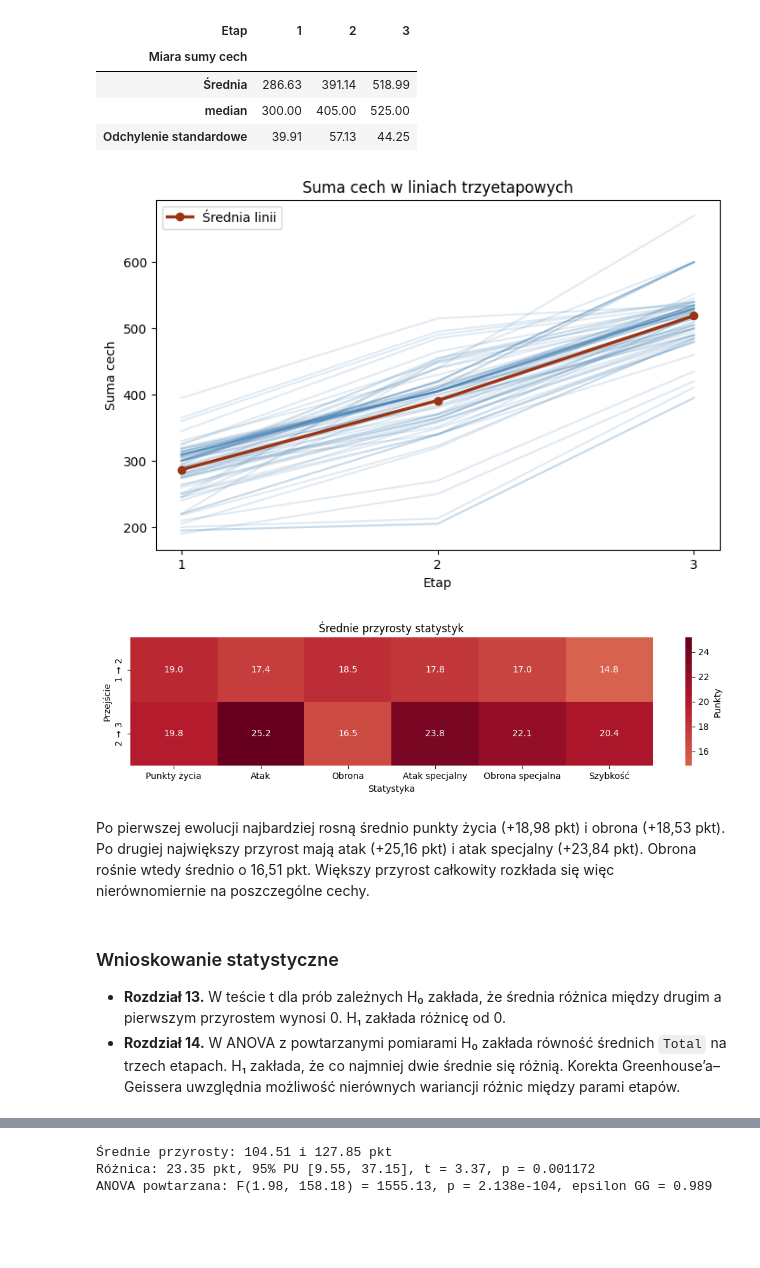
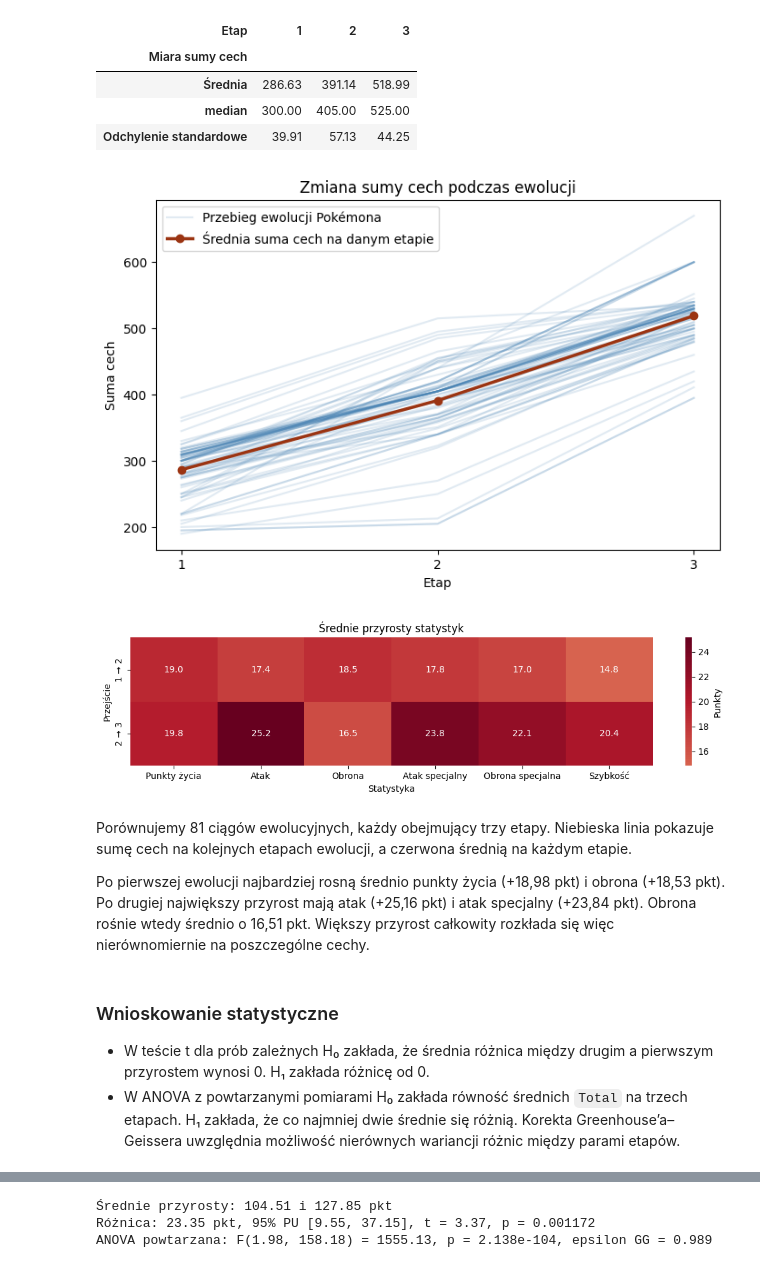
Before and after one commit to Kubix-commits/Wizualizacja-Danych, a Jupyter notebook: Projekt - wizualizacja/Wnioskowanie statystyczne.ipynb, the cells around one changed output, grey strips where cells are left out. Saved outputs shown, nothing was run; the diff lists cells and outputs as text; code cells hidden in the pictures; blank space fills up the shorter version.

```diff
--- a/Projekt - wizualizacja/Wnioskowanie statystyczne.ipynb
+++ b/Projekt - wizualizacja/Wnioskowanie statystyczne.ipynb
@@ -700,33 +804,36 @@ Liczba linii: 81
 | Odchylenie standardowe | 39.91 | 57.13 | 44.25 |
 # %%
 fig, ax = plt.subplots(figsize=(8, 5))
-ax.plot(total_etapy.columns, total_etapy.to_numpy().T, color="steelblue", alpha=.16)
+linie_na_wykresie = ax.plot(total_etapy.columns, total_etapy.to_numpy().T, color="steelblue", alpha=.16)
+linie_na_wykresie[0].set_label("Przebieg ewolucji Pokémona")
 ax.plot(total_etapy.columns, total_etapy.mean(), "o-", color="#9b3412",
-        linewidth=2.5, label="Średnia linii")
+        linewidth=2.5, label="Średnia suma cech na danym etapie")
 ax.set(xticks=[1, 2, 3], xlabel="Etap", ylabel="Suma cech",
-       title="Suma cech w liniach trzyetapowych")
+       title="Zmiana sumy cech podczas ewolucji")
 ax.legend()
 plt.show()
 
 srednie_przyrosty = (
     ewolucje.sort_values(["Linia", "Etap"])
     .groupby("Linia")[cechy].diff()
     .groupby(ewolucje["Etap"]).mean().dropna(how="all")
     .rename(index={2: "1 → 2", 3: "2 → 3"}, columns=nazwy_cech)
 )
 fig, ax = plt.subplots(figsize=(11, 3))
 sns.heatmap(srednie_przyrosty, annot=True, fmt=".1f", cmap="RdBu_r",
             center=0, cbar_kws={"label": "Punkty"}, ax=ax)
 ax.set(xlabel="Statystyka", ylabel="Przejście", title="Średnie przyrosty statystyk")
 plt.tight_layout()
 plt.show()
 # %% [output]
-[figure, old version]
+[figure, new version]
 [figure]
 # %% [markdown]
+Porównujemy 81 ciągów ewolucyjnych, każdy obejmujący trzy etapy. Niebieska linia pokazuje sumę cech na kolejnych etapach ewolucji, a czerwona średnią na każdym etapie.
+
 Po pierwszej ewolucji najbardziej rosną średnio punkty życia (+18,98 pkt) i obrona (+18,53 pkt). Po drugiej największy przyrost mają atak (+25,16 pkt) i atak specjalny (+23,84 pkt). Obrona rośnie wtedy średnio o 16,51 pkt. Większy przyrost całkowity rozkłada się więc nierównomiernie na poszczególne cechy.
 # %% [markdown]
 ### Wnioskowanie statystyczne
 
-- **Rozdział 13.** W teście t dla prób zależnych H₀ zakłada, że średnia różnica między drugim a pierwszym przyrostem wynosi 0. H₁ zakłada różnicę od 0.
-- **Rozdział 14.** W ANOVA z powtarzanymi pomiarami H₀ zakłada równość średnich `Total` na trzech etapach. H₁ zakłada, że co najmniej dwie średnie się różnią. Korekta Greenhouse’a–Geissera uwzględnia możliwość nierównych wariancji różnic między parami etapów.
+- W teście t dla prób zależnych H₀ zakłada, że średnia różnica między drugim a pierwszym przyrostem wynosi 0. H₁ zakłada różnicę od 0.
+- W ANOVA z powtarzanymi pomiarami H₀ zakłada równość średnich `Total` na trzech etapach. H₁ zakłada, że co najmniej dwie średnie się różnią. Korekta Greenhouse’a–Geissera uwzględnia możliwość nierównych wariancji różnic między parami etapów.
```
Also changed, not shown: parts of 20 cells of this notebook, 1 other file.
